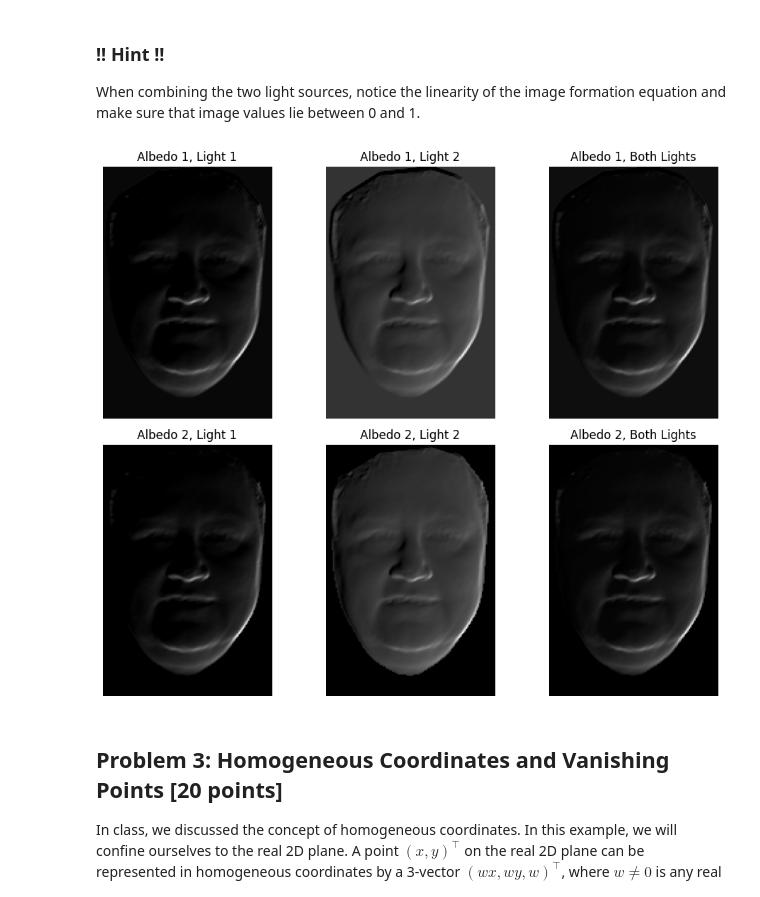
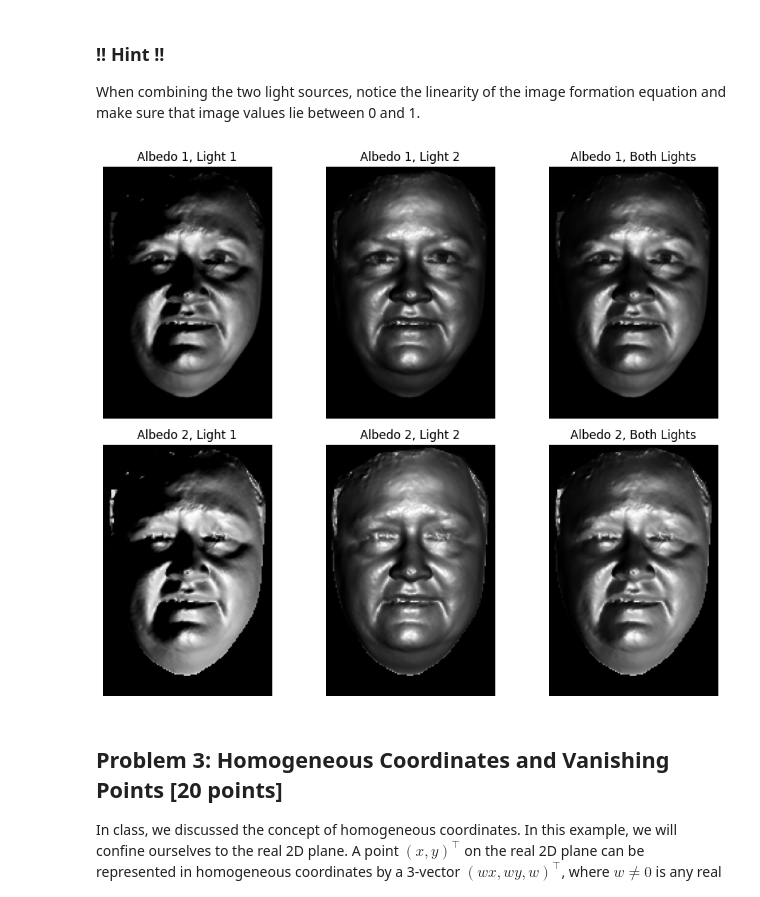
Before and after one commit to TSINET/CSE152A, a Jupyter notebook: HW1/HW1.ipynb, the cells around one changed output. Drawn from its saved outputs; the diff is of its cells as text; code cells hidden in the pictures.

Commit message:
fix: normal unit

```diff
--- a/HW1/HW1.ipynb
+++ b/HW1/HW1.ipynb
@@ -378,12 +375,6 @@ Make sure to use `cmap=gray` while showing the images in grayscale format otherw
 # Plot the face in 2-D (plot both albedo maps using imshow)
 
 fig, axes = plt.subplots(1, 2, figsize=(10, 5))
-
-albedo_max = albedo.max()
-albedo = albedo / albedo_max
-
-uniform_albedo_max = uniform_albedo.max()
-uniform_albedo = uniform_albedo / uniform_albedo_max
 
 axes[0].imshow(albedo, cmap="gray")
 axes[0].set_title("Albedo")
@@ -536,54 +544,67 @@ When combining the two light sources, notice the linearity of the image formatio
 # One for each of the two light sources, and one for both light-sources combined.
 
 # Light sources directions (assumed normalized)
 light_source1 = light_source[0]
 light_source2 = light_source[1]
 
-
 # Intensity values for the two light sources
 intensity = 1
-
-albedo_max = albedo.max()
-albedo = albedo / albedo_max
-
-uniform_albedo_max = uniform_albedo.max()
-uniform_albedo = uniform_albedo / uniform_albedo_max
 
 # Mask (assuming you have a mask array)
 mask = np.ones(albedo.shape)
 
 # Render images for albedo 1
-rendered_images_albedo1_light1 = lambertian(normals, light_source1, albedo, intensity, mask)
-rendered_images_albedo1_light2 = lambertian(normals, light_source2, albedo, intensity, mask)
-rendered_images_albedo1_both_lights = lambertian(normals, light_source1 , albedo, intensity, mask) + lambertian(normals, light_source2 , albedo, intensity, mask)
+rendered_images_albedo1_light1 = lambertian(
+    normals, light_source1, albedo, intensity, mask
+)
+rendered_images_albedo1_light2 = lambertian(
+    normals, light_source2, albedo, intensity, mask
+)
+rendered_images_albedo1_both_lights = lambertian(
+    normals, light_source1, albedo, intensity, mask
+) + lambertian(normals, light_source2, albedo, intensity, mask)
 
 # Render images for albedo 2 (uniform albedo)
-rendered_images_albedo2_light1 = lambertian(normals, light_source1, uniform_albedo, intensity, mask)
-rendered_images_albedo2_light2 = lambertian(normals, light_source2, uniform_albedo, intensity, mask)
-rendered_images_albedo2_both_lights = lambertian(normals, light_source1, uniform_albedo, intensity , mask) + lambertian(normals, light_source2, uniform_albedo, intensity , mask)
+rendered_images_albedo2_light1 = lambertian(
+    normals, light_source1, uniform_albedo, intensity, mask
+)
+rendered_images_albedo2_light2 = lambertian(
+    normals, light_source2, uniform_albedo, intensity, mask
+)
+rendered_images_albedo2_both_lights = lambertian(
+    normals, light_source1, uniform_albedo, intensity, mask
+) + lambertian(normals, light_source2, uniform_albedo, intensity, mask)
 
 images = [
-    rendered_images_albedo1_light1, rendered_images_albedo1_light2, rendered_images_albedo1_both_lights,
-    rendered_images_albedo2_light1, rendered_images_albedo2_light2, rendered_images_albedo2_both_lights
+    rendered_images_albedo1_light1,
+    rendered_images_albedo1_light2,
+    rendered_images_albedo1_both_lights,
+    rendered_images_albedo2_light1,
+    rendered_images_albedo2_light2,
+    rendered_images_albedo2_both_lights,
 ]
 
 titles = [
-    "Albedo 1, Light 1", "Albedo 1, Light 2", "Albedo 1, Both Lights",
-    "Albedo 2, Light 1", "Albedo 2, Light 2", "Albedo 2, Both Lights"
+    "Albedo 1, Light 1",
+    "Albedo 1, Light 2",
+    "Albedo 1, Both Lights",
+    "Albedo 2, Light 1",
+    "Albedo 2, Light 2",
+    "Albedo 2, Both Lights",
 ]
 
 plt.figure(figsize=(10, 8))
 
 for i in range(len(images)):
-    plt.subplot(2, 3, i+1)
-    plt.imshow(images[i], cmap='gray')
+    plt.subplot(2, 3, i + 1)
+    plt.imshow(images[i], cmap="gray")
     plt.title(titles[i])
-    plt.axis('off')
+    plt.axis("off")
 
 plt.tight_layout()
 plt.show()
 # %% [output]
-[figure, old version]
+[figure, new version]
 # %% [markdown]
 ## Problem 3: Homogeneous Coordinates and Vanishing Points [20 points]
 
```
Also changed, not shown: parts of 8 cells of this notebook.
